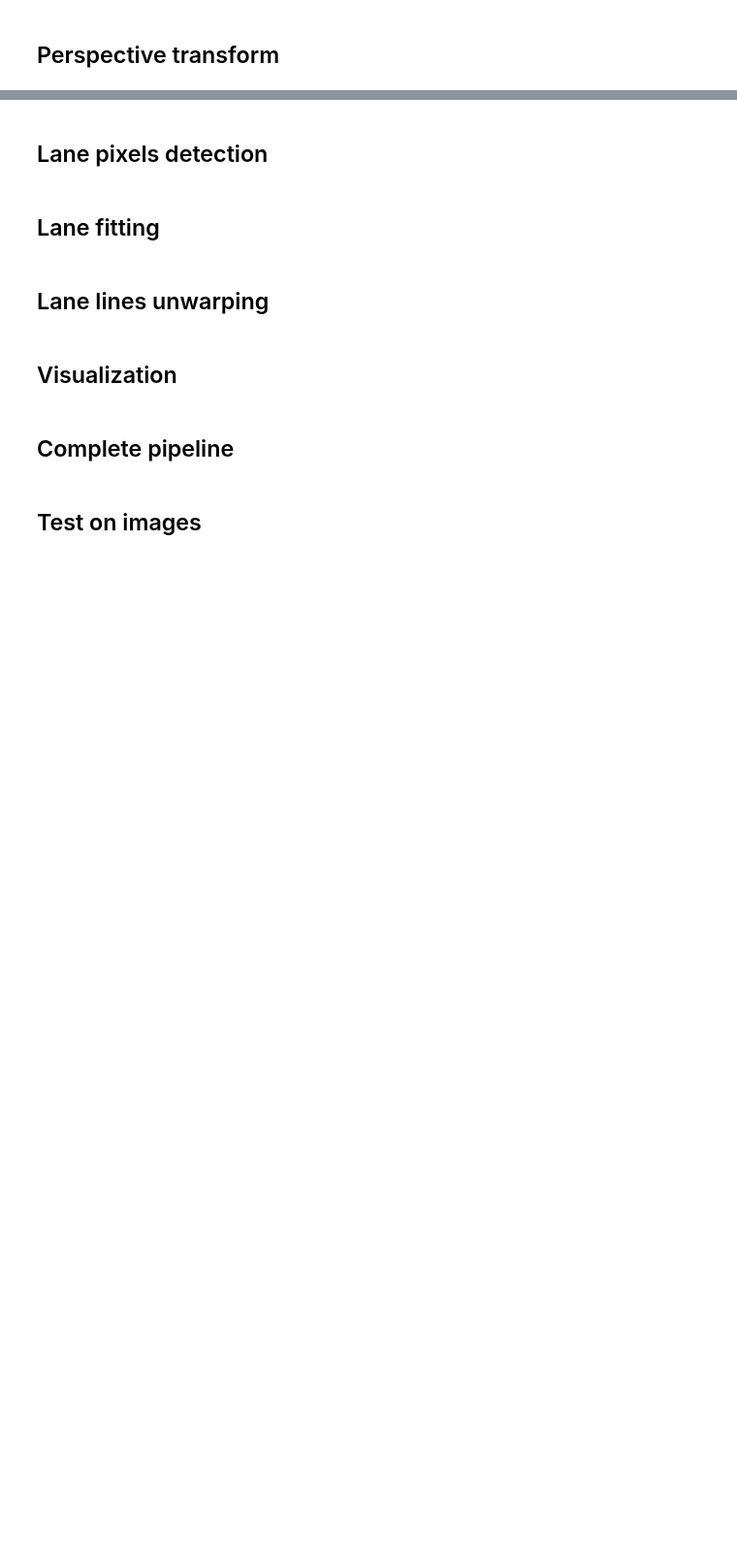
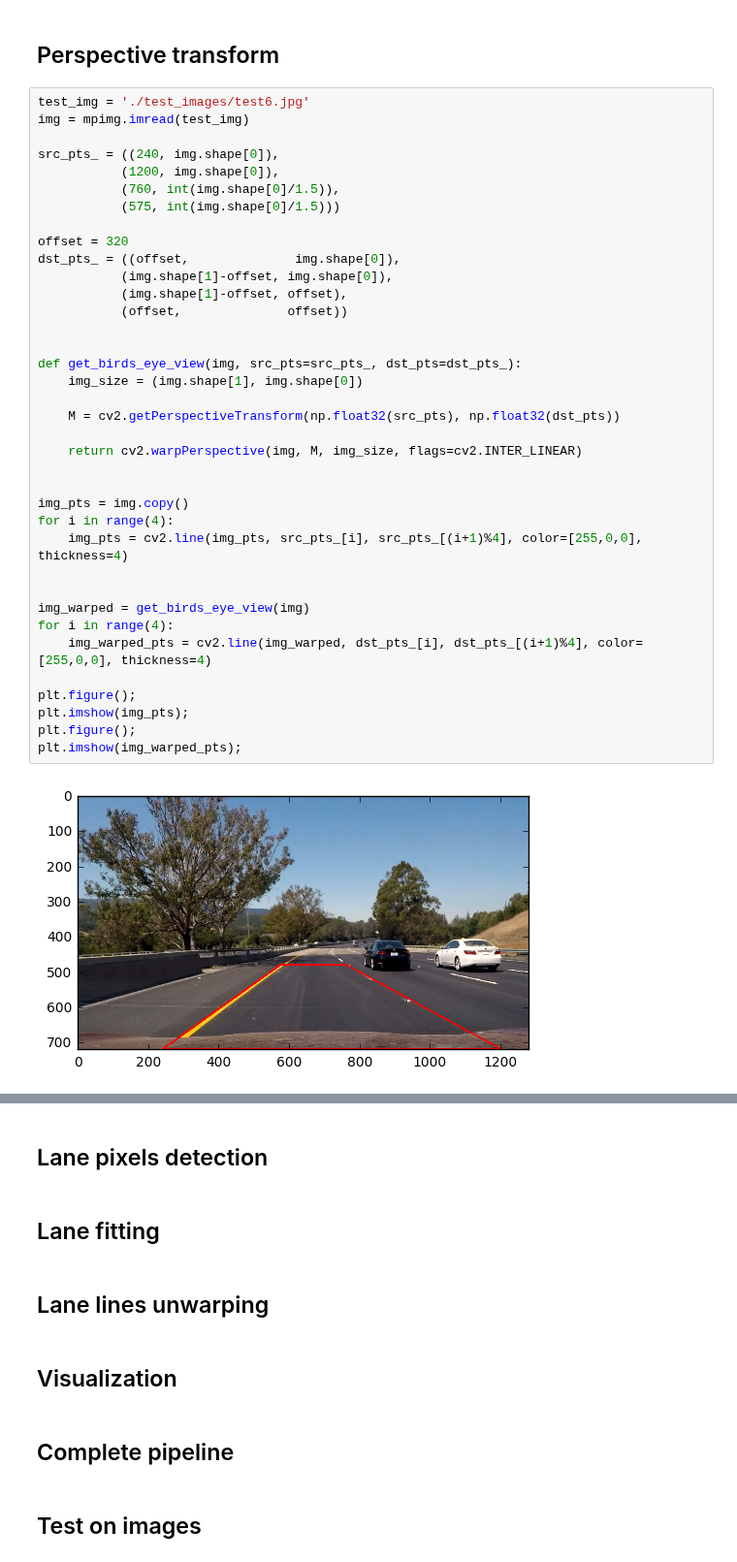
Before and after one commit to carlosgalvezp/Udacity-Self-Driving-Car-Nanodegree, a Jupyter notebook: term1/projects/p4-advanced-lane-finding/p4-advanced-lane-finding.ipynb, the cells around one changed output, grey strips where cells are left out. Shown at 97% size. Drawn from its saved outputs; the diff is of its cells as text; blank space fills up the shorter version.

Commit message:
Implement perspective transform

```diff
--- a/term1/projects/p4-advanced-lane-finding/p4-advanced-lane-finding.ipynb
+++ b/term1/projects/p4-advanced-lane-finding/p4-advanced-lane-finding.ipynb
@@ -166,2 +186,41 @@ plt.title('Gradient direction');
 # %% [markdown]
 ## Perspective transform
+# %%
+test_img = './test_images/test6.jpg'
+img = mpimg.imread(test_img)
+
+src_pts_ = ((240, img.shape[0]),
+           (1200, img.shape[0]),
+           (760, int(img.shape[0]/1.5)),
+           (575, int(img.shape[0]/1.5)))
+
+offset = 320
+dst_pts_ = ((offset,              img.shape[0]),
+           (img.shape[1]-offset, img.shape[0]),
+           (img.shape[1]-offset, offset),
+           (offset,              offset))
+
+
+def get_birds_eye_view(img, src_pts=src_pts_, dst_pts=dst_pts_):
+    img_size = (img.shape[1], img.shape[0])
+
+    M = cv2.getPerspectiveTransform(np.float32(src_pts), np.float32(dst_pts))
+
+    return cv2.warpPerspective(img, M, img_size, flags=cv2.INTER_LINEAR)
+
+
+img_pts = img.copy()
+for i in range(4):
+    img_pts = cv2.line(img_pts, src_pts_[i], src_pts_[(i+1)%4], color=[255,0,0], thickness=4)
+
+
+img_warped = get_birds_eye_view(img)
+for i in range(4):
+    img_warped_pts = cv2.line(img_warped, dst_pts_[i], dst_pts_[(i+1)%4], color=[255,0,0], thickness=4)
+
+plt.figure();
+plt.imshow(img_pts);
+plt.figure();
+plt.imshow(img_warped_pts);
+# %% [output]
+[figure, added]
```
Also changed, not shown: parts of 3 cells of this notebook.
